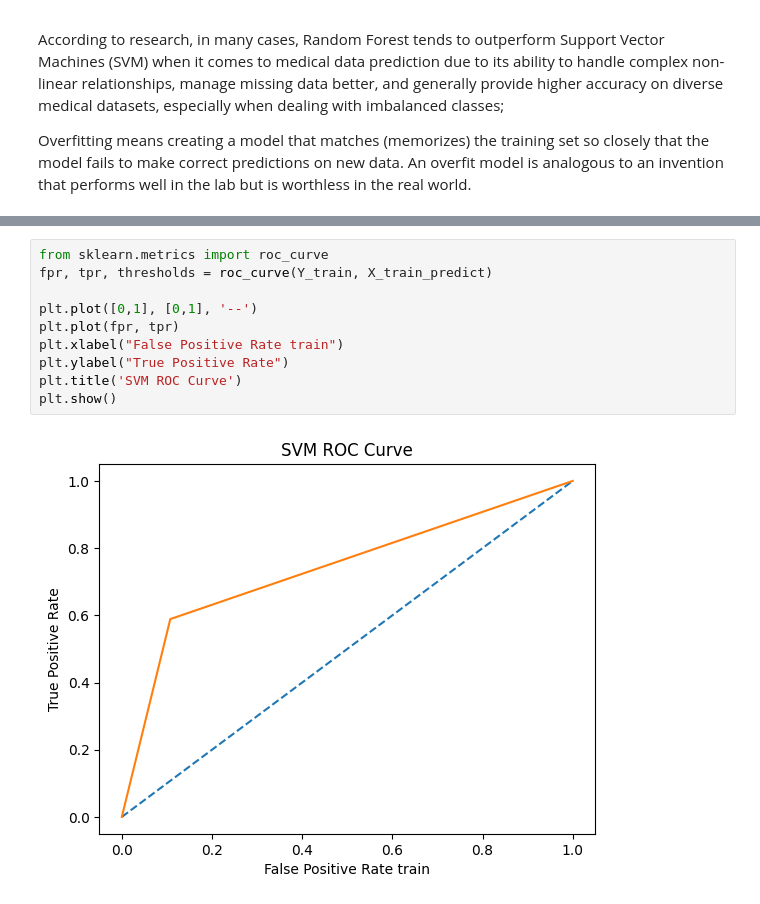
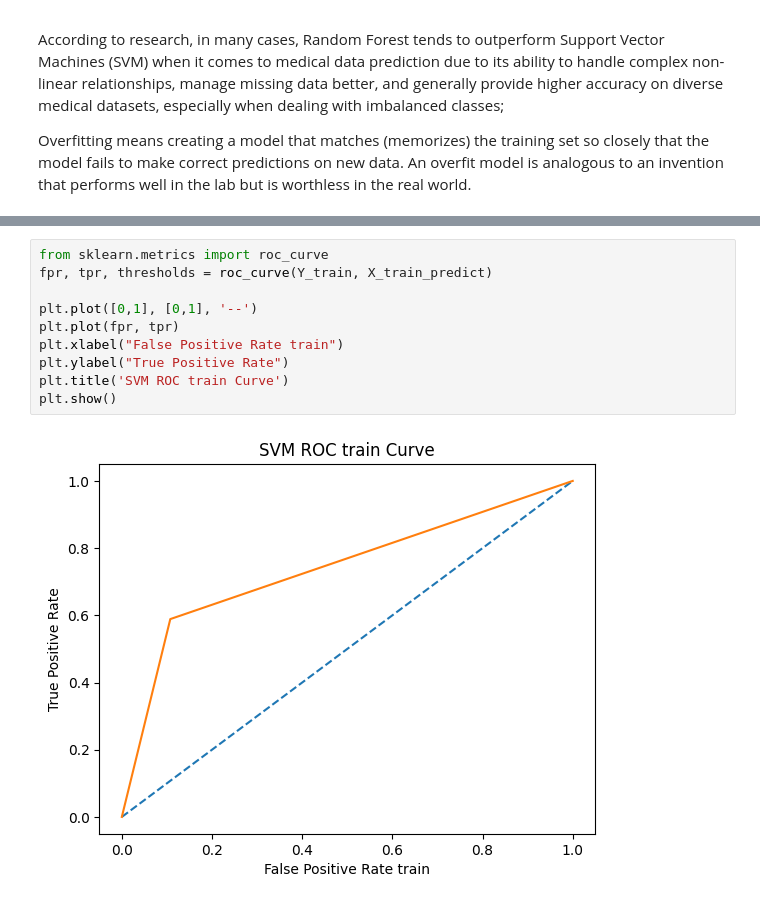
Before and after one commit to Puneet-TH/DiabetesML, a Jupyter notebook: diabetesPredictionNew.ipynb, the cells around one changed output, grey strips where cells are left out. Saved outputs shown, nothing was run; the diff lists cells and outputs as text.

```diff
--- a/diabetesPredictionNew.ipynb
+++ b/diabetesPredictionNew.ipynb
@@ -481,15 +454,15 @@ Requirement already satisfied: six>=1.5 in c:\users\asus\appdata\roaming\python\
 # %%
 from sklearn.metrics import roc_curve
 fpr, tpr, thresholds = roc_curve(Y_train, X_train_predict)
 
 plt.plot([0,1], [0,1], '--')
 plt.plot(fpr, tpr)
 plt.xlabel("False Positive Rate train")
 plt.ylabel("True Positive Rate")
-plt.title('SVM ROC Curve')
+plt.title('SVM ROC train Curve')
 plt.show()
 # %% [output]
-[figure, old version]
+[figure, new version]
 # %%
 fpr, tpr, thresholds = roc_curve(Y_test, X_test_predict)
 
```
Also changed, not shown: parts of 6 cells of this notebook.
